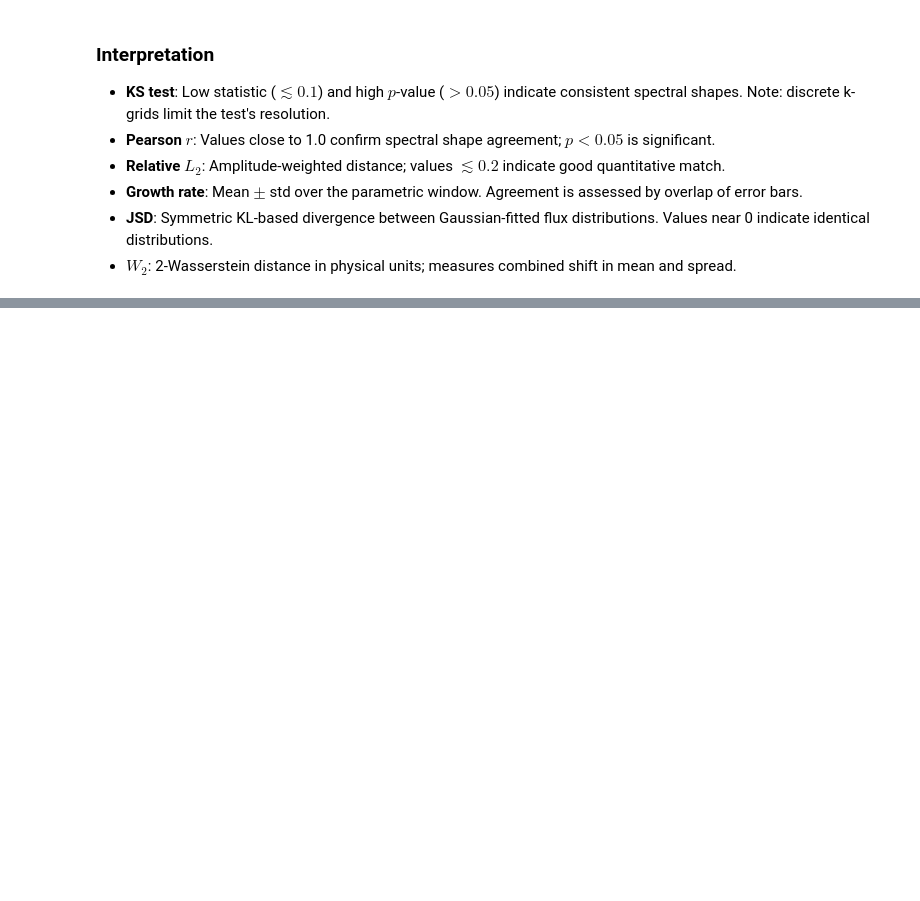
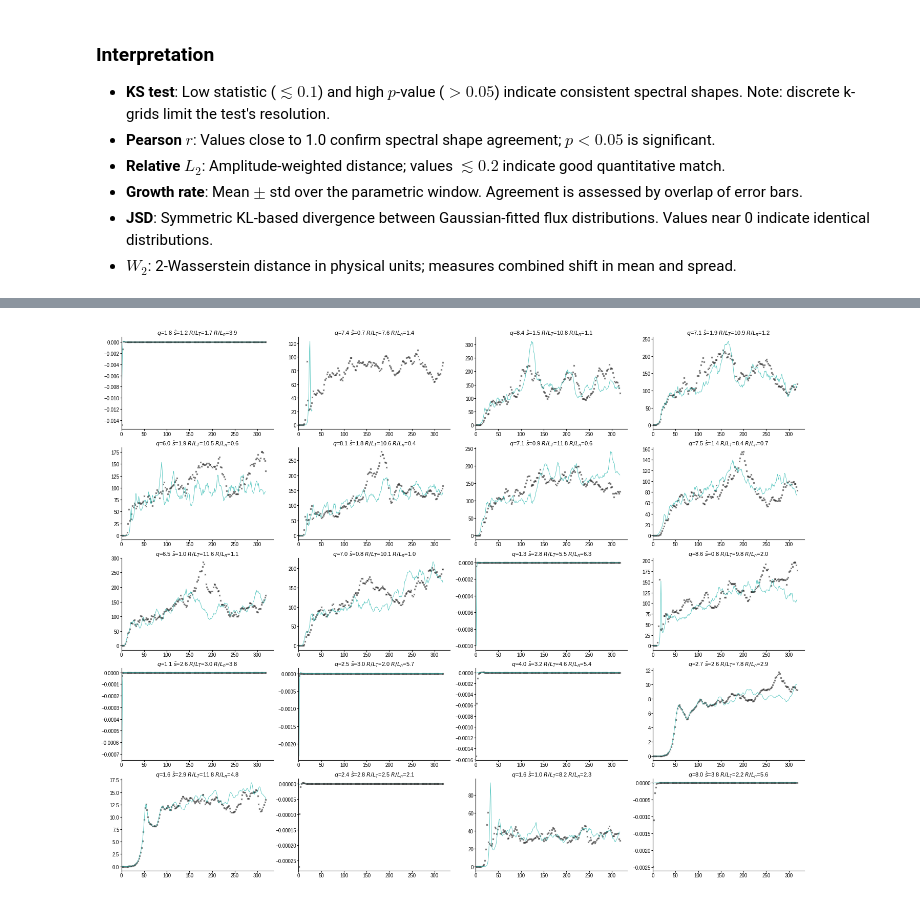
Before and after one commit to gerkone/gyaradax, a Jupyter notebook: notebooks/examine_validation.ipynb, the cells around one changed output, grey strips where cells are left out. Saved outputs shown, nothing was run; the diff lists cells and outputs as text; code cells hidden in the pictures; blank space fills up the shorter version.

```diff
--- a/notebooks/examine_validation.ipynb
+++ b/notebooks/examine_validation.ipynb
@@ -286,6 +286,7 @@ for out_dir in kinetic_dirs:
         ref_dir = cfg.run.data_dir
     else:
         ref_dir = os.path.join(KINETIC_REF_DIR, case_name)
+        ref_dir = f"{KINETIC_REF_DIR}/v3_kiteration_991_half_rlt"
 
     flux_path = os.path.join(path, "fluxes.npz")
     growth_path = os.path.join(path, "growth.npz")
@@ -432,8 +441,9 @@ from validation_stats import compare_config, aggregate_results, results_to_latex
 
 AVG_SIM = 80
 AVG_REF = 240
+MIN_EFLUX = 0.1  # set to 0 to include stable (low-flux) configs
 
-SCAN_DIRS = [".."]
+SCAN_DIRS = ["../scan"]
 
 all_out_dirs = []
 for scan_root in SCAN_DIRS:
@@ -450,6 +460,7 @@ for scan_root, out_dir in all_out_dirs:
     grouped[base_name].append((scan_root, out_dir, config_name))
 
 all_stats = {}
+skipped_stable = []
 
 for base_name, entries in grouped.items():
     sim_out_dirs = []
@@ -473,6 +484,17 @@ for base_name, entries in grouped.items():
     if not sim_out_dirs or ref_dir is None:
         continue
 
+    # Filter out stable (low-flux) configs
+    if MIN_EFLUX > 0:
+        try:
+            ref_fluxes = np.loadtxt(os.path.join(ref_dir, "fluxes.dat"))
+            ref_eflux_mean = np.mean(np.abs(ref_fluxes[-AVG_REF:, 1]))
+            if ref_eflux_mean < MIN_EFLUX:
+                skipped_stable.append((base_name, ref_eflux_mean))
+                continue
+        except (FileNotFoundError, OSError, IndexError):
+            pass
+
     result = compare_config(sim_out_dirs, ref_dir, avg_sim=AVG_SIM, avg_ref=AVG_REF)
     if result:
         all_stats[base_name] = result
@@ -481,3 +503,7 @@ print(f"computed stats for {len(all_stats)} configurations:")
 for name in sorted(all_stats):
     n_runs = len(grouped[name])
     print(f"  {name}: {n_runs} run(s)")
+if skipped_stable:
+    print(f"\nskipped {len(skipped_stable)} stable configs (mean |eflux| < {MIN_EFLUX}):")
+    for name, val in sorted(skipped_stable):
+        print(f"  {name}: mean |eflux| = {val:.4f}")
@@ -503,0 +647,34 @@ print(latex_str)
+# %%
+os.makedirs("figs/appx", exist_ok=True)
+from gyaradax.plot_utils import JAX_COLORS
+
+ncols = 4
+nrows = int(np.ceil(len(scan_trajectories) / ncols))
+fig, axes = plt.subplots(nrows, ncols, figsize=(3.5 * ncols, 2.2 * nrows), squeeze=False)
+
+for idx, (config_name, sim_path, ref_dir) in enumerate(scan_trajectories):
+    ax = axes[idx // ncols, idx % ncols]
+    sim_fluxes = np.load(os.path.join(sim_path, "fluxes.npz"))["fluxes"]
+    sim_growth = np.load(os.path.join(sim_path, "growth.npz"))
+    sim_time = sim_growth["time"] if "time" in sim_growth else np.arange(len(sim_fluxes))
+    ref_fluxes_raw = np.loadtxt(os.path.join(ref_dir, "fluxes.dat"))
+    ref_time = np.loadtxt(os.path.join(ref_dir, "time.dat"))
+
+    ax.plot(ref_time[::5], ref_fluxes_raw[::5, 1], "x", color="black", ms=2, alpha=0.5)
+    ax.plot(sim_time, sim_fluxes[:, 1], "-", color=JAX_COLORS["cyan"], lw=0.6, alpha=0.8)
+
+    geom = load_geometry(ref_dir)
+    q = float(geom["q"]); shat = float(geom["shat"])
+    rlt = float(np.asarray(geom["rlt"]).flat[0]); rln = float(np.asarray(geom["rln"]).flat[0])
+    ax.set_title(rf"$q$={q:.1f} $\hat s$={shat:.1f} $R/L_T$={rlt:.1f} $R/L_n$={rln:.1f}",
+                 fontsize=8, pad=2)
+    ax.tick_params(labelsize=7, length=2, pad=1)
+    ax.set_xlim(left=0)
+
+for idx in range(len(scan_trajectories), nrows * ncols):
+    axes[idx // ncols, idx % ncols].axis("off")
+fig.tight_layout(h_pad=0.4, w_pad=0.4)
+fig.savefig("figs/appx/flux_overview_grid.pdf")
+plt.show()
+# %% [output]
+[figure, added]
```
Also changed, not shown: parts of 9 cells of this notebook, 4 other files.
